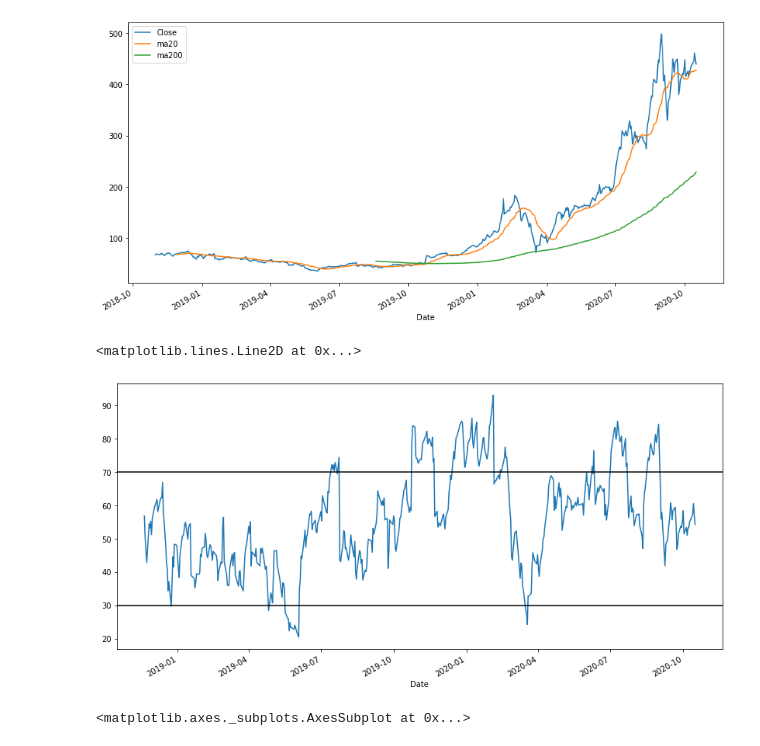
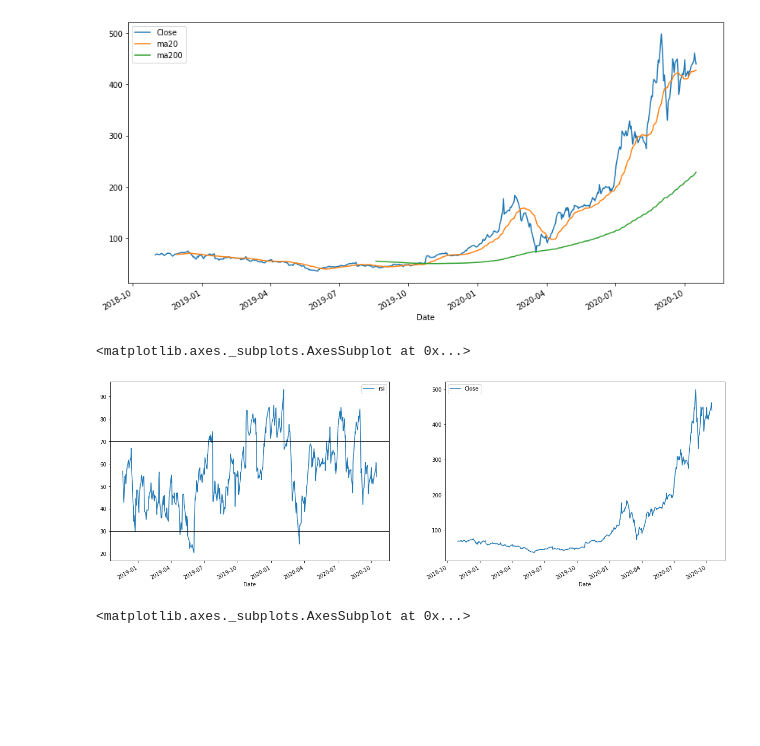
Before and after one commit to romanorac/romanorac.github.io, a Jupyter notebook: assets/notebooks/2020-10-18-stocks-analysis.ipynb, the cells around one changed output. Saved outputs shown, nothing was run; the diff lists cells and outputs as text; code cells hidden in the pictures; blank space fills up the shorter version.

Commit message:
Fix a plot

```diff
--- a/assets/notebooks/2020-10-18-stocks-analysis.ipynb
+++ b/assets/notebooks/2020-10-18-stocks-analysis.ipynb
@@ -60,15 +60,18 @@ df[["Close", "ma20", "ma200"]].plot(figsize=(14, 7))
 # %% [output]
 <matplotlib.axes._subplots.AxesSubplot at 0x...>
 [figure]
-# %%
-df.loc[:, "rsi"] = talib.RSI(df.Close, 14)
 # %%
-ax = df.rsi.plot(figsize=(14, 7))
-ax.axhline(30, color="black")
-ax.axhline(70, color="black")
+fig, ax = plt.subplots(1, 2, figsize=(21, 7))
+
+
+ax0 = df[["rsi"]].plot(ax=ax[0])
+ax0.axhline(30, color="black")
+ax0.axhline(70, color="black")
+
+df[["Close"]].plot(ax=ax[1])
 # %% [output]
-<matplotlib.lines.Line2D at 0x...>
+<matplotlib.axes._subplots.AxesSubplot at 0x...>
-[figure, old version]
+[figure, new version]
 # %%
 df[df.index >= "2019-11-01"].Volume.plot(kind="bar", figsize=(14, 4))
 # %% [output]
```
